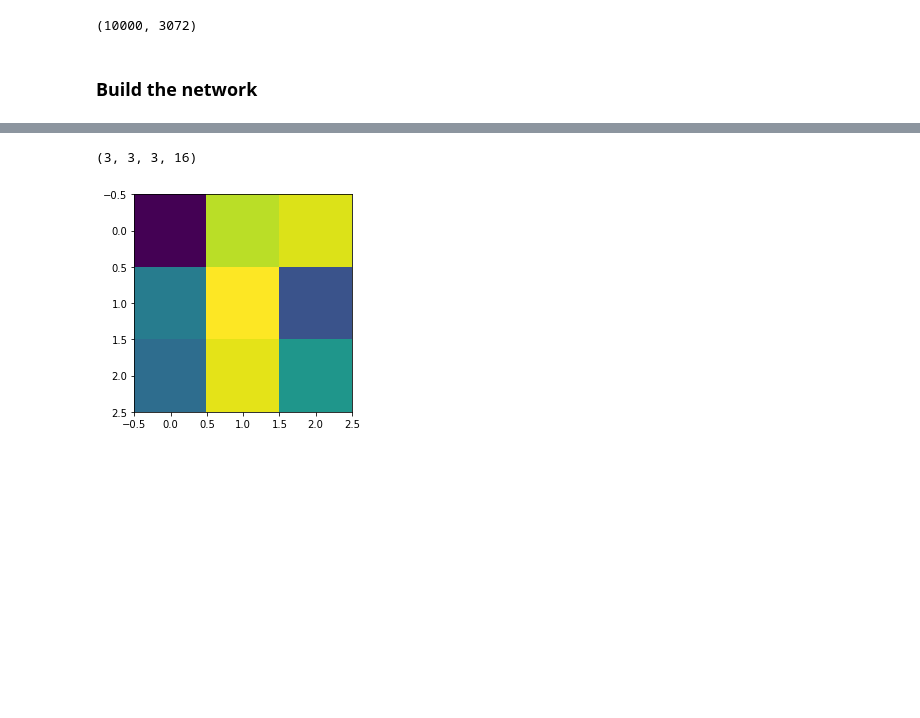
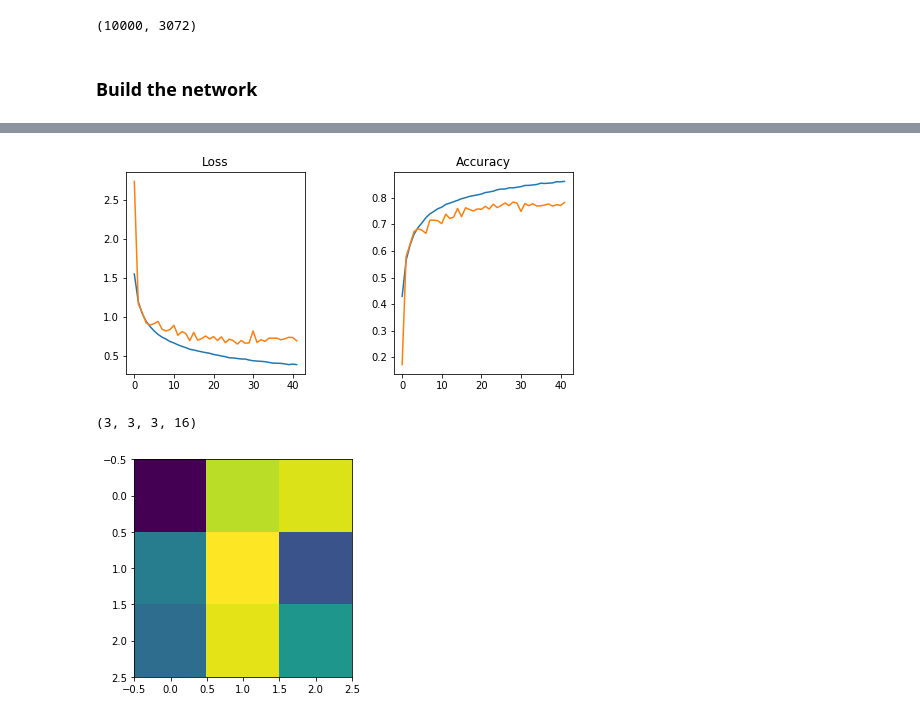
Before and after one commit to biof509/final-project, a Jupyter notebook: Data_Processing.ipynb, the cells around one changed output, grey strips where cells are left out. Cells and saved outputs as stored; diff of their text form; code cells hidden in the pictures; blank space fills up the shorter version.

```diff
--- a/Data_Processing.ipynb
+++ b/Data_Processing.ipynb
@@ -180,3 +211,17 @@ model.save('model_saved7.h5')
+# %%
+fig, axs = plt.subplots(1, 2, figsize=(8, 4))
+axs[0].plot(training.history['loss'])
+axs[0].plot(training.history['val_loss'])
+axs[0].set_title('Loss')
+axs[1].plot(training.history['accuracy'])
+axs[1].plot(training.history['val_accuracy'])
+axs[1].set_title('Accuracy')
+
+fig.subplots_adjust(top = 0.8, bottom = 0.1, hspace = 0.5, wspace = 0.5)
+plt.show()
+fig.savefig('loss&accuracyModel9.png')
+# %% [output]
+[figure, added]
 # %%
 conv1 = model.layers[0]
 weights1 = conv1.get_weights()
```
Also changed, not shown: parts of 10 cells of this notebook, 11 other files.
